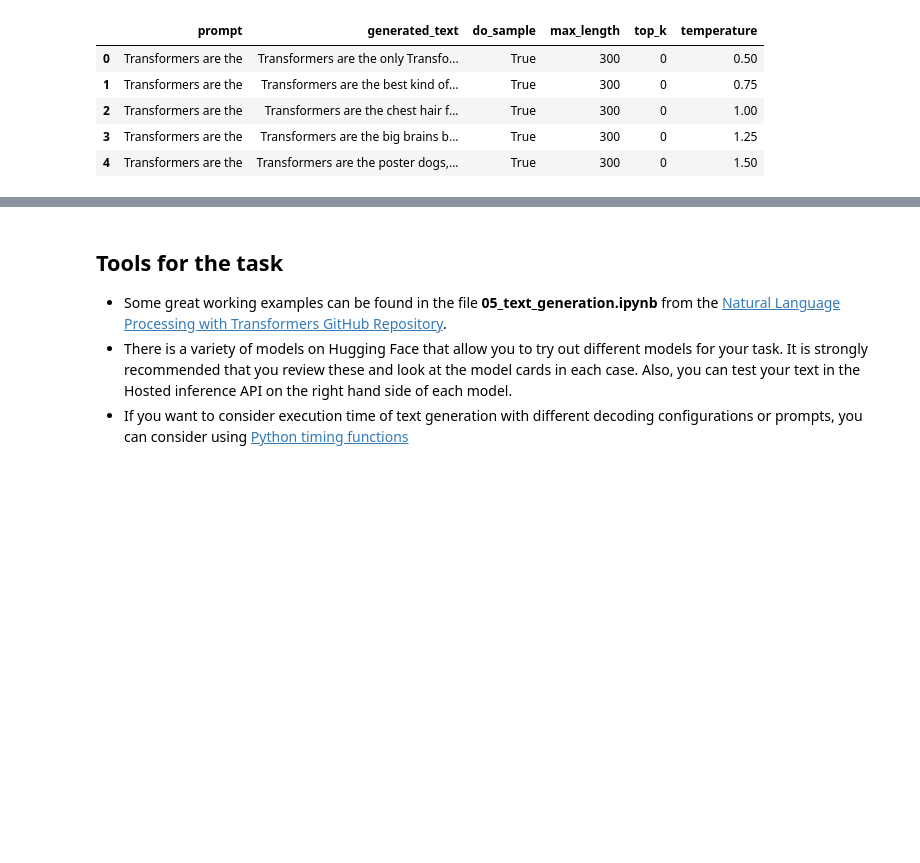
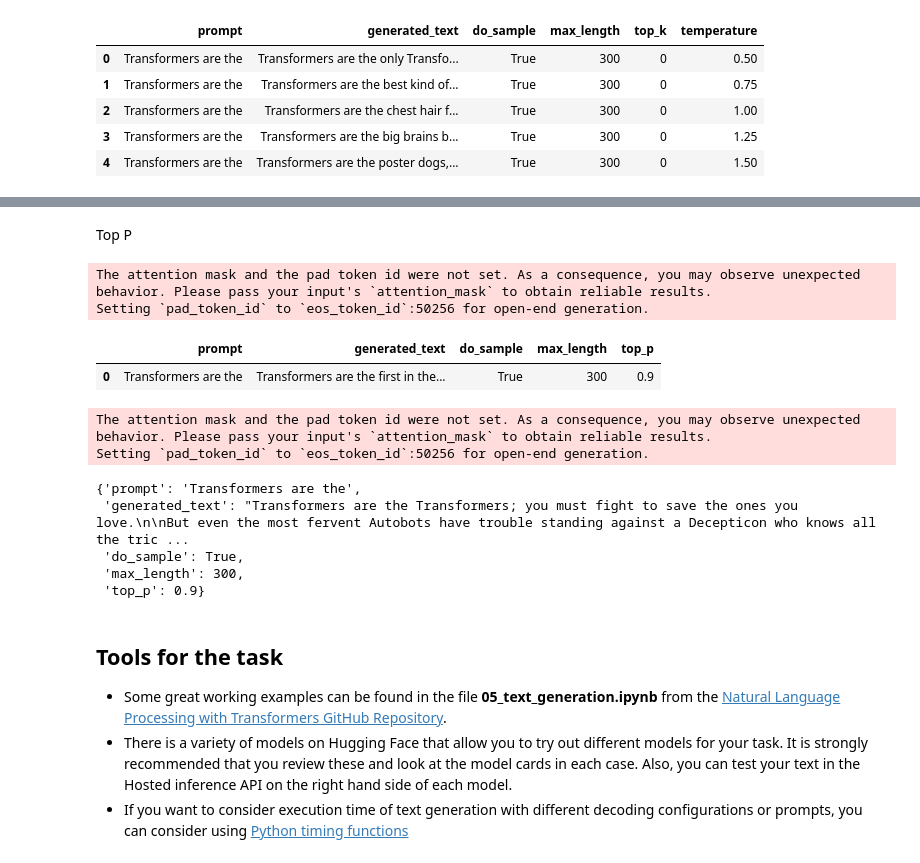
Before and after one commit to qaz73/MN5162, a Jupyter notebook: Section2/MN5162_Section2_Assignment_gorourke.ipynb, the cells around one changed output, grey strips where cells are left out. Saved outputs shown, nothing was run; the diff lists cells and outputs as text; code cells hidden in the pictures; blank space fills up the shorter version.

```diff
--- a/Section2/MN5162_Section2_Assignment_gorourke.ipynb
+++ b/Section2/MN5162_Section2_Assignment_gorourke.ipynb
@@ -200,3 +224,27 @@ Setting `pad_token_id` to `eos_token_id`:50256 for open-end generation.
+# %% [markdown]
+Top P
+# %%
+args = {"do_sample":True, "max_length":  300,"top_p":0.9}
+
+# max_new_tokens=n_steps,
+result = generate_text(tokenizer,model, device,input_text, **args)
+
+result_df = pd.DataFrame([result])
+display (result_df)
+
+generate_text(tokenizer,model, device,input_text,**args )
+# %% [output]
+The attention mask and the pad token id were not set. As a consequence, you may observe unexpected behavior. Please pass your input's `attention_mask` to obtain reliable results.
+Setting `pad_token_id` to `eos_token_id`:50256 for open-end generation.
+|  | prompt | generated_text | do_sample | max_length | top_p |
+| 0 | Transformers are the | Transformers are the first in the... | True | 300 | 0.9 |
+The attention mask and the pad token id were not set. As a consequence, you may observe unexpected behavior. Please pass your input's `attention_mask` to obtain reliable results.
+Setting `pad_token_id` to `eos_token_id`:50256 for open-end generation.
+{'prompt': 'Transformers are the',
+ 'generated_text': "Transformers are the Transformers; you must fight to save the ones you love.\n\nBut even the most fervent Autobots have trouble standing against a Decepticon who knows all the tric ...
+ 'do_sample': True,
+ 'max_length': 300,
+ 'top_p': 0.9}
 # %% [markdown]
 ## Tools for the task
 * Some great working examples can be found in the file **05_text_generation.ipynb** from the [Natural Language Processing with Transformers GitHub Repository](https://github.com/nlp-with-transformers/notebooks).
```
Also changed, not shown: parts of 2 cells of this notebook.
